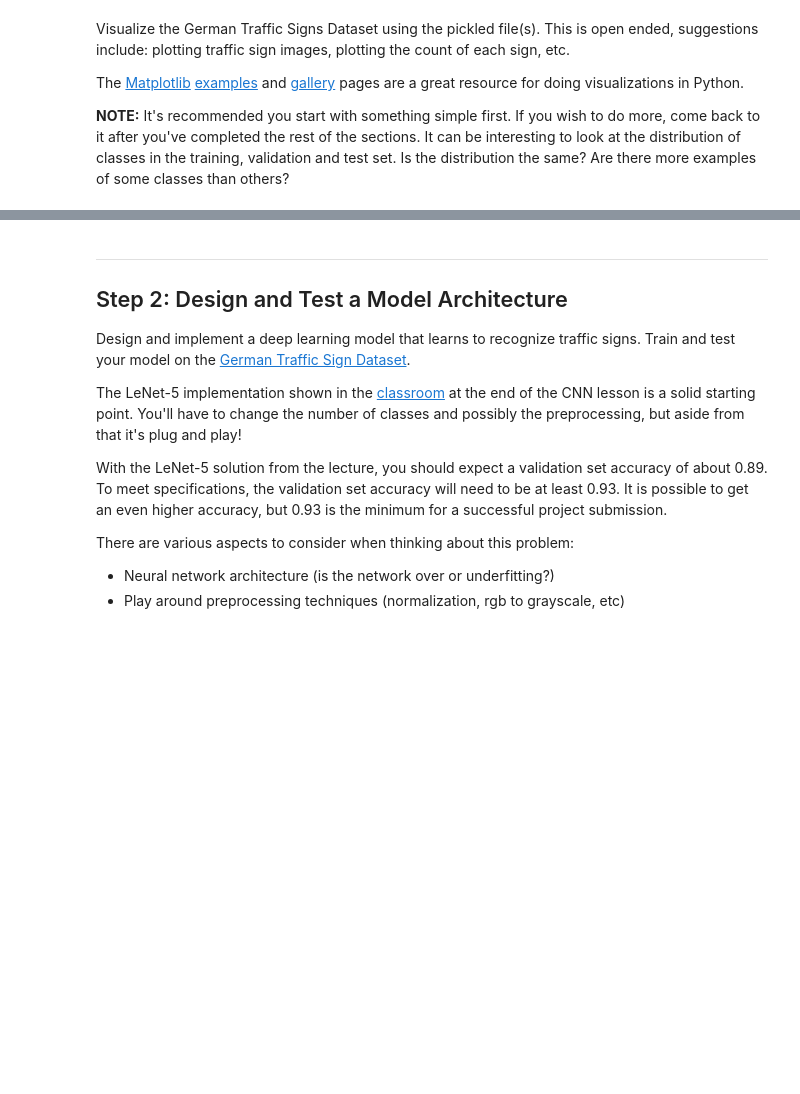
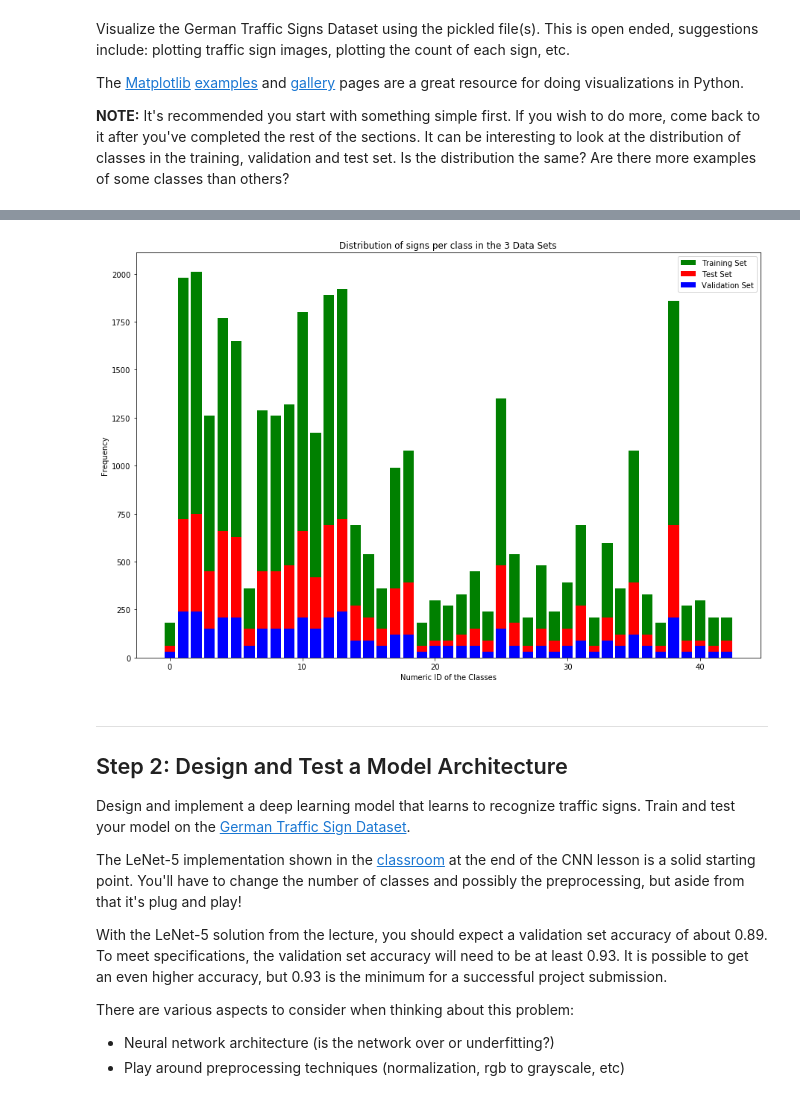
Before and after one commit to rameshmisra/CarND1_Project2, a Jupyter notebook: Traffic_Sign_Classifier.ipynb, the cells around one changed output, grey strips where cells are left out. Drawn from its saved outputs; the diff is of its cells as text; code cells hidden in the pictures; blank space fills up the shorter version.

```diff
--- a/Traffic_Sign_Classifier.ipynb
+++ b/Traffic_Sign_Classifier.ipynb
@@ -145,3 +141,22 @@ Image numbers displayed: [17891, 26464, 29344, 9793, 31967, 33943, 14998, 33818,
+# %%
+##Distribution of Signs by class in the 3 datasets
+
+x_axis, training_examples = np.unique(y_train, return_counts=True)
+x_axis, valid_examples = np.unique(y_valid, return_counts=True)
+x_axis, test_examples = np.unique(y_test, return_counts=True)
+
+
+plt.figure(figsize=(15,10))
+p1= plt.bar(x_axis, training_examples, color='g')
+p2= plt.bar(x_axis, test_examples, color='r')
+p3= plt.bar(x_axis, valid_examples, color='b')
+plt.ylabel('Frequency')
+plt.xlabel('Numeric ID of the Classes')
+plt.title('Distribution of signs per class in the 3 Data Sets')
+plt.legend((p1[0], p2[0], p3[0]), ('Training Set', 'Test Set', 'Validation Set'))
+plt.show()
+# %% [output]
+[figure, added]
 # %% [markdown]
 ----
 
```
Also changed, not shown: parts of 14 cells of this notebook.
